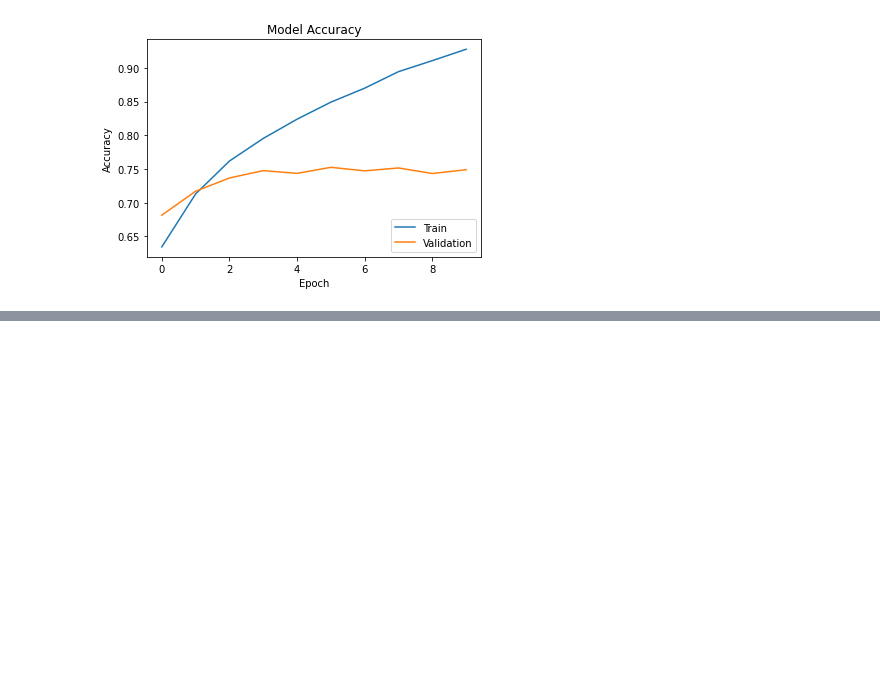
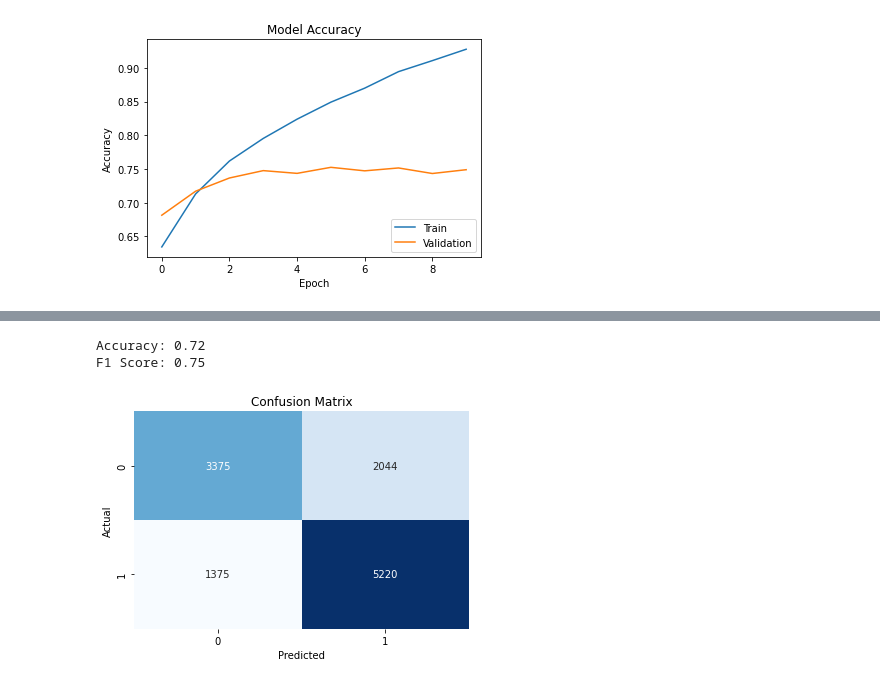
Before and after one commit to sba22224/Capstone_SBA22224, a Jupyter notebook: Code_Notebooks/Attention Mechanism Evaluation.ipynb, the cells around one changed output, grey strips where cells are left out. Cells and saved outputs as stored; diff of their text form; code cells hidden in the pictures; blank space fills up the shorter version.

```diff
--- a/Code_Notebooks/Attention Mechanism Evaluation.ipynb
+++ b/Code_Notebooks/Attention Mechanism Evaluation.ipynb
@@ -2106,0 +2154,2 @@ Epoch 4/50
+# %%
+y_pred = model.predict([X_test_text_padded, X_test_pos_scores_reshaped, X_test_neg_scores_reshaped])
@@ -2106,0 +2158,26 @@ Epoch 4/50
+# %%
+# Convert probabilities to binary predictions (0 or 1)
+y_pred_binary = (y_pred > 0.5).astype(int)
+
+# Calculate accuracy
+accuracy = accuracy_score(y_test, y_pred_binary)
+
+# Calculate F1 score
+f1 = f1_score(y_test, y_pred_binary)
+
+print(f"Accuracy: {accuracy:.2f}")
+print(f"F1 Score: {f1:.2f}")
+# %% [output]
+Accuracy: 0.72
+F1 Score: 0.75
+# %%
+threshold = 0.50
+y_pred_labels = (y_pred > threshold).astype(int)
+confusion = confusion_matrix(y_test, y_pred_labels)
+sns.heatmap(confusion, annot=True, fmt="d", cmap="Blues", cbar=False)
+plt.title("Confusion Matrix")
+plt.xlabel('Predicted')
+plt.ylabel('Actual')
+plt.show()
+# %% [output]
+[figure, added]
```
Also changed, not shown: parts of 5 cells of this notebook.
